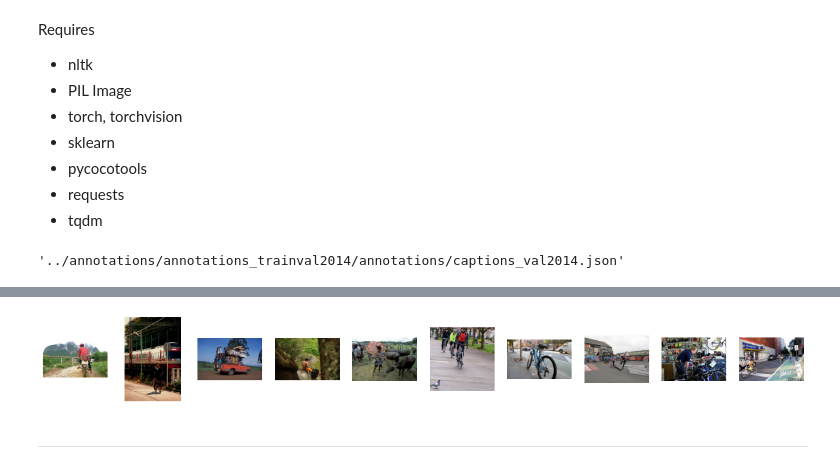
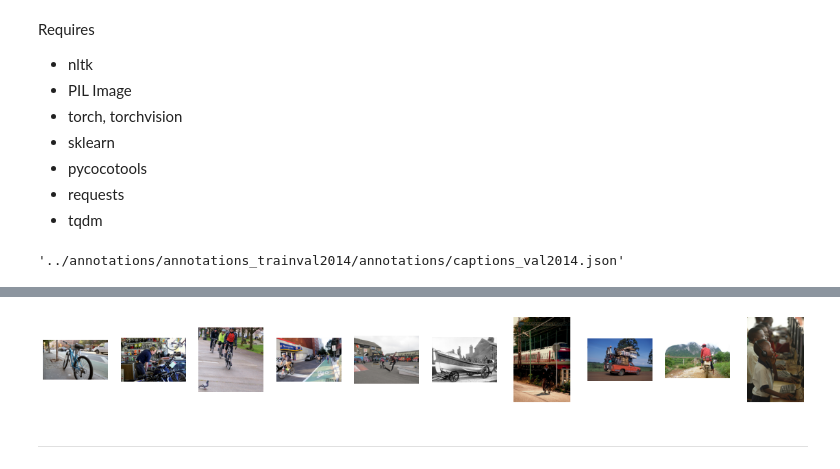
Before and after one commit to rhubarbwu/Image-Captioning, a Jupyter notebook: sandbox/NN application.ipynb, the cells around one changed output, grey strips where cells are left out. Saved outputs shown, nothing was run; the diff lists cells and outputs as text; code cells hidden in the pictures.

Commit message:
Working caption generation with NN

```diff
--- a/sandbox/NN application.ipynb
+++ b/sandbox/NN application.ipynb
@@ -34,14 +34,15 @@ Done (t=0.32s)
 creating index...
 index created!
 # %%
-img_feats = np.empty((len(coco.imgs), 512))
-img_map = {}
+num_imgs = 50
+all_img_feats = np.empty((num_imgs, 512))
+all_img_map = {}
 idx = 0
 for img_id, info in tqdm(coco.imgs.items()):
     url = info['coco_url']
     img_feat = ImageFeature(url).get_vector()
-    img_feats[idx] = img_feat.numpy()
-    img_map[idx] = img_id
+    all_img_feats[idx] = img_feat.numpy()
+    all_img_map[idx] = img_id
     idx += 1
-    if idx == 50:
+    if idx == num_imgs:
         break
@@ -64,7 +65,16 @@ array([[8.18631530e-01, 1.33521366e+00, 4.34643149e-01, ...,
 # %%
 k = 10
 neigh = NearestNeighbors(n_neighbors=k, metric='cosine')
-neigh = neigh.fit(img_feats)
+neigh = neigh.fit(all_img_feats)
+# %%
+img_paths = ["/mnt/c/Users/jiyun/Desktop/Jiyu/2020-2021/Winter/CSC413 - Neural Networks and Deep Learnin/Final Project/Image-Captioning-Reproduction/data/val2014/val2014/COCO_val2014_000000000073.jpg"]
+
+img_feats = np.empty((len(img_paths), 512))
+idx = 0
+for img_path in img_paths:
+    img_feat = ImageFeature(img_path).get_vector()
+    img_feats[idx] = img_feat.numpy()
+    idx += 1
 # %%
 nearest_neighbors = neigh.kneighbors(img_feats, return_distance=False)
 # %%
@@ -116,16 +91,16 @@ import matplotlib.pyplot as plt
 # %%
 columns = 10
 plt.figure(figsize=(20, 5))
 for i, idx in enumerate(nearest_neighbors[0]):
-    img_id = img_map[idx]
+    img_id = all_img_map[idx]
     url = coco.imgs[img_id]['coco_url']
     raw_img = Image.open(requests.get(url, stream=True).raw)
 
     plt.subplot(int(len(nearest_neighbors[0]) / columns + 1), columns, i + 1)
     plt.axis('off')
     plt.imshow(raw_img)
 # %% [output]
-[figure, old version]
+[figure, new version]
 # %% [markdown]
 ***
 # %%
```
Also changed, not shown: parts of 6 cells of this notebook, 5 other files.
